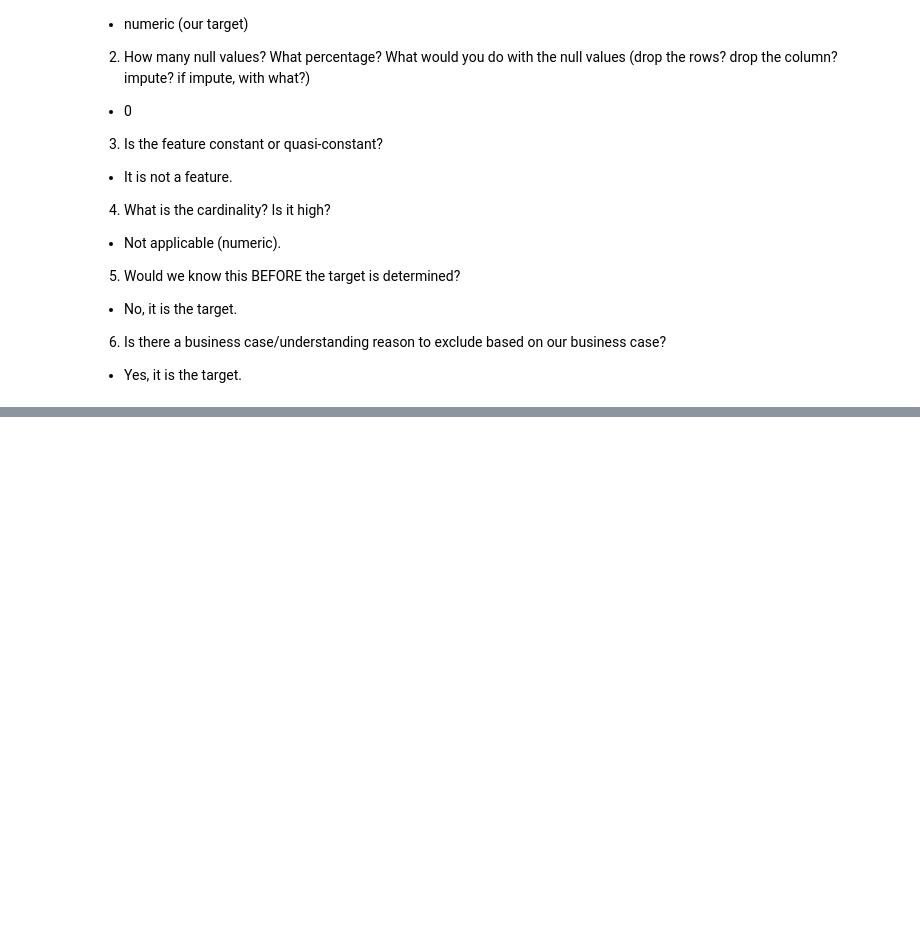
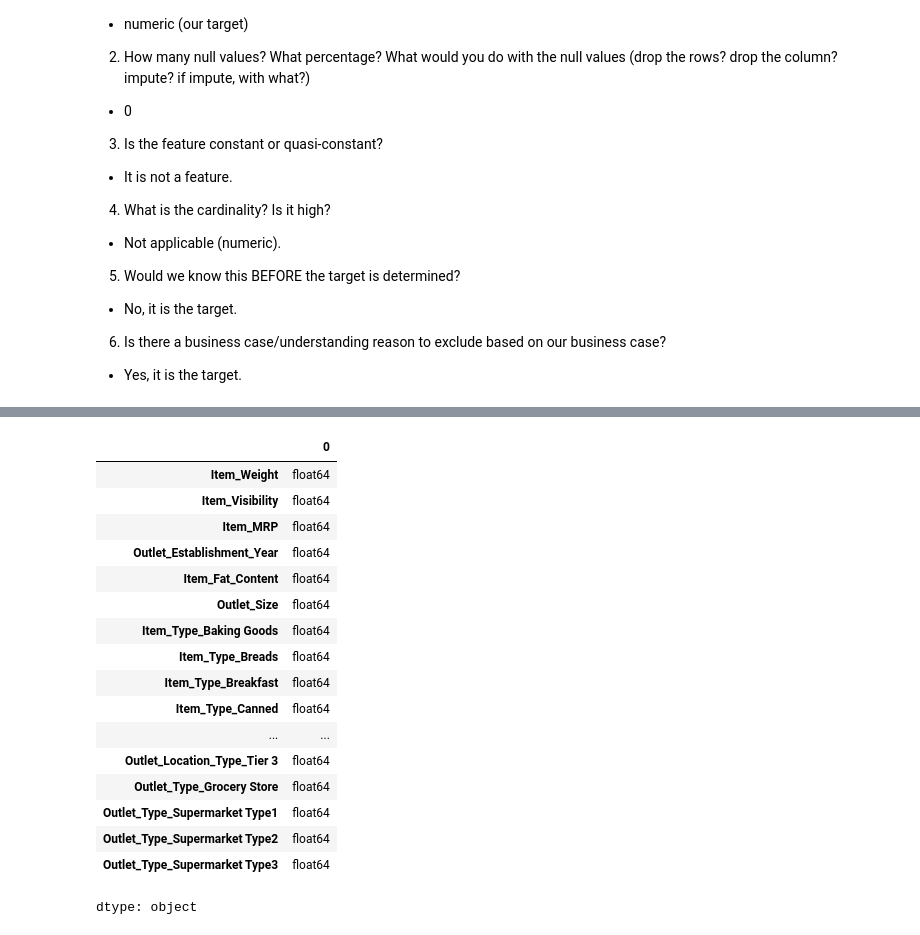
Before and after one commit to dina-masry/Prediction-of-Product-Sales, a Jupyter notebook: Prediction_of_Product_Sales.ipynb, the cells around one changed output, grey strips where cells are left out. Saved outputs shown, nothing was run; the diff lists cells and outputs as text; code cells hidden in the pictures; blank space fills up the shorter version.

```diff
--- a/Prediction_of_Product_Sales.ipynb
+++ b/Prediction_of_Product_Sales.ipynb
@@ -1203,0 +1353,21 @@ explore_numeric(df,'Item_Outlet_Sales');
+# %%
+X_train_processed.dtypes
+# %% [output]
+|  | 0 |
+| Item_Weight | float64 |
+| Item_Visibility | float64 |
+| Item_MRP | float64 |
+| Outlet_Establishment_Year | float64 |
+| Item_Fat_Content | float64 |
+| Outlet_Size | float64 |
+| Item_Type_Baking Goods | float64 |
+| Item_Type_Breads | float64 |
+| Item_Type_Breakfast | float64 |
+| Item_Type_Canned | float64 |
+| ... | ... |
+| Outlet_Location_Type_Tier 3 | float64 |
+| Outlet_Type_Grocery Store | float64 |
+| Outlet_Type_Supermarket Type1 | float64 |
+| Outlet_Type_Supermarket Type2 | float64 |
+| Outlet_Type_Supermarket Type3 | float64 |
+dtype: object
```
Also changed, not shown: parts of 22 cells of this notebook.
